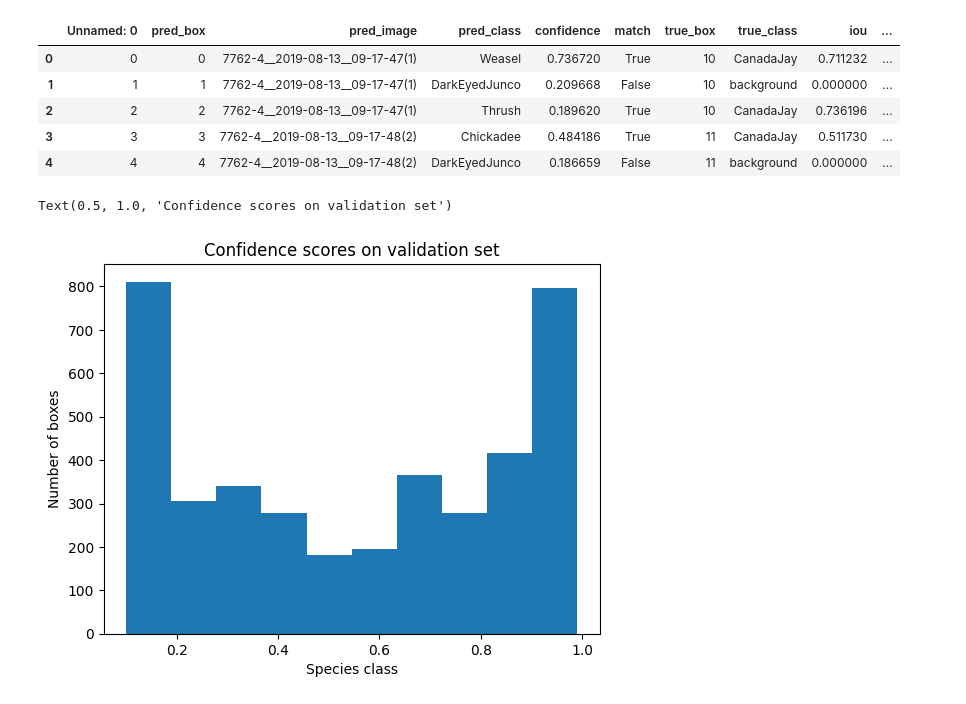
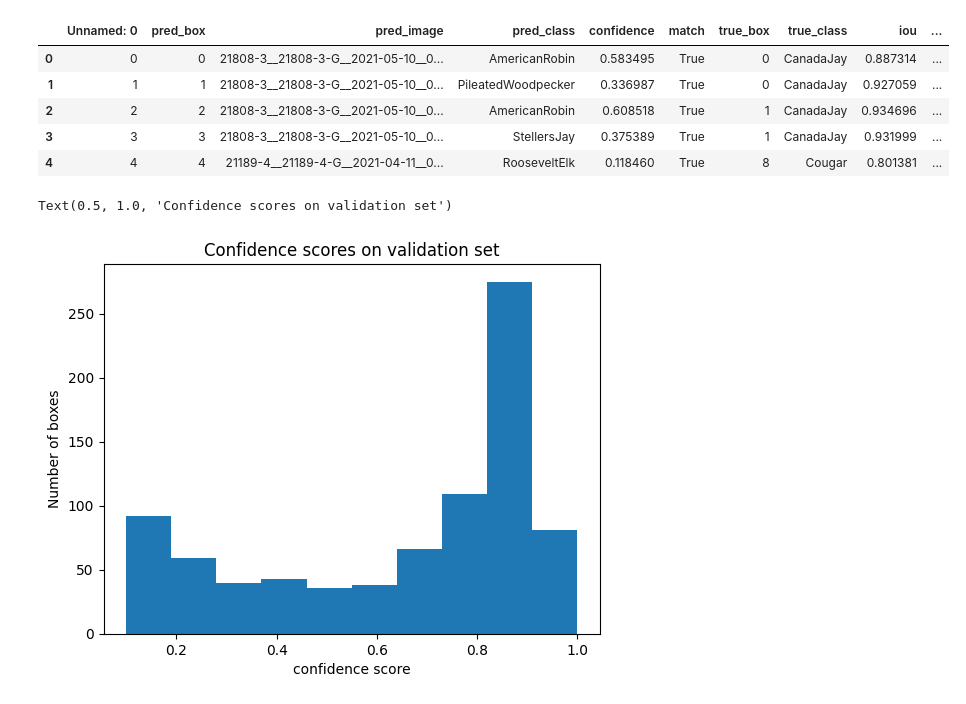
Before and after one commit to CV4EcologySchool/oregon_critters, a Jupyter notebook: scripts/yolo_5_evaluate_val_visualize.ipynb, the cells around one changed output. Saved outputs shown, nothing was run; the diff lists cells and outputs as text; code cells hidden in the pictures.

```diff
--- a/scripts/yolo_5_evaluate_val_visualize.ipynb
+++ b/scripts/yolo_5_evaluate_val_visualize.ipynb
@@ -1,19 +1,22 @@
 # %%
 # Visualize model performance on validation set
 
 import csv
 import pandas as pd
 import matplotlib.pyplot as plt
 
 #read in dataframe of all bbox comparisons
-file_path = '/home/cara/oregon_critters/runs/detect/0_mc/pred_comparisions.csv'
-preds_df = pd.read_csv(file_path)
+compare_file = '/home/cara/oregon_critters/both/runs/detect/9_mc_both_med/predict_on_ground/pred_true_compare.csv'
+false_neg_file = '/home/cara/oregon_critters/both/runs/detect/9_mc_both_med/predict_on_ground/pred_false_neg.csv'
+
+preds_df = pd.read_csv(compare_file)
+fn_df = pd.read_csv(false_neg_file)
 
 preds_df.head()
 # %% [output]
 |  | Unnamed: 0 | pred_box | pred_image | pred_class | confidence | match | true_box | true_class | iou | ... |
-| 0 | 0 | 0 | 7762-4__2019-08-13__09-17-47(1) | Weasel | 0.736720 | True | 10 | CanadaJay | 0.711232 | ... |
-| 1 | 1 | 1 | 7762-4__2019-08-13__09-17-47(1) | DarkEyedJunco | 0.209668 | False | 10 | background | 0.000000 | ... |
-| 2 | 2 | 2 | 7762-4__2019-08-13__09-17-47(1) | Thrush | 0.189620 | True | 10 | CanadaJay | 0.736196 | ... |
-| 3 | 3 | 3 | 7762-4__2019-08-13__09-17-48(2) | Chickadee | 0.484186 | True | 11 | CanadaJay | 0.511730 | ... |
-| 4 | 4 | 4 | 7762-4__2019-08-13__09-17-48(2) | DarkEyedJunco | 0.186659 | False | 11 | background | 0.000000 | ... |
+| 0 | 0 | 0 | 21808-3__21808-3-G__2021-05-10__0... | AmericanRobin | 0.583495 | True | 0 | CanadaJay | 0.887314 | ... |
+| 1 | 1 | 1 | 21808-3__21808-3-G__2021-05-10__0... | PileatedWoodpecker | 0.336987 | True | 0 | CanadaJay | 0.927059 | ... |
+| 2 | 2 | 2 | 21808-3__21808-3-G__2021-05-10__0... | AmericanRobin | 0.608518 | True | 1 | CanadaJay | 0.934696 | ... |
+| 3 | 3 | 3 | 21808-3__21808-3-G__2021-05-10__0... | StellersJay | 0.375389 | True | 1 | CanadaJay | 0.931999 | ... |
+| 4 | 4 | 4 | 21189-4__21189-4-G__2021-04-11__0... | RooseveltElk | 0.118460 | True | 8 | Cougar | 0.801381 | ... |
@@ -20,12 +28,12 @@ preds_df.head()
 # %%
-# Now make histograms of scores
+# Now make histograms of *all* scores. How confident is the model?
 
 #all scores
 plt.hist(preds_df['confidence'])
-plt.xlabel('Species class')
+plt.xlabel('confidence score')
 plt.ylabel('Number of boxes')
 plt.title('Confidence scores on validation set')
 # %% [output]
 Text(0.5, 1.0, 'Confidence scores on validation set')
-[figure, old version]
+[figure, new version]
 # %%
```
Also changed, not shown: parts of 3 cells of this notebook, 1 other file.
